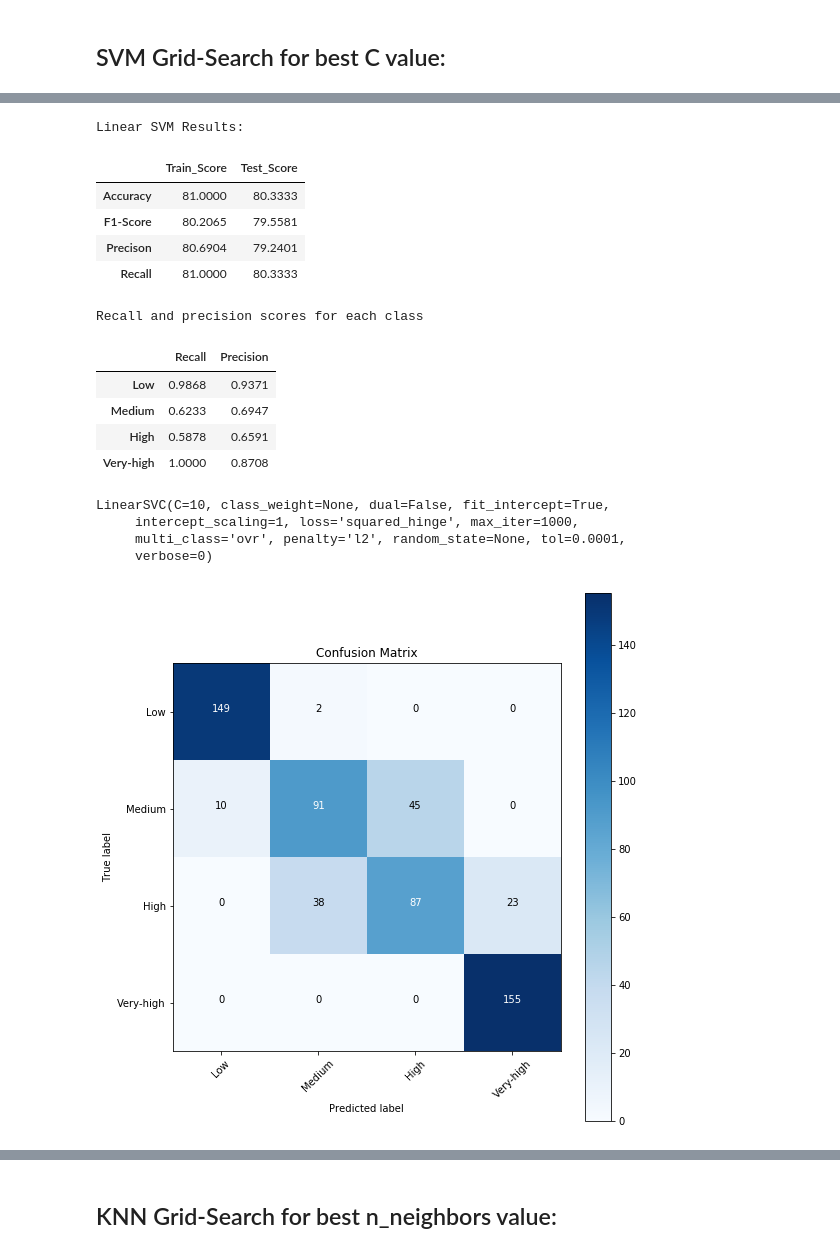
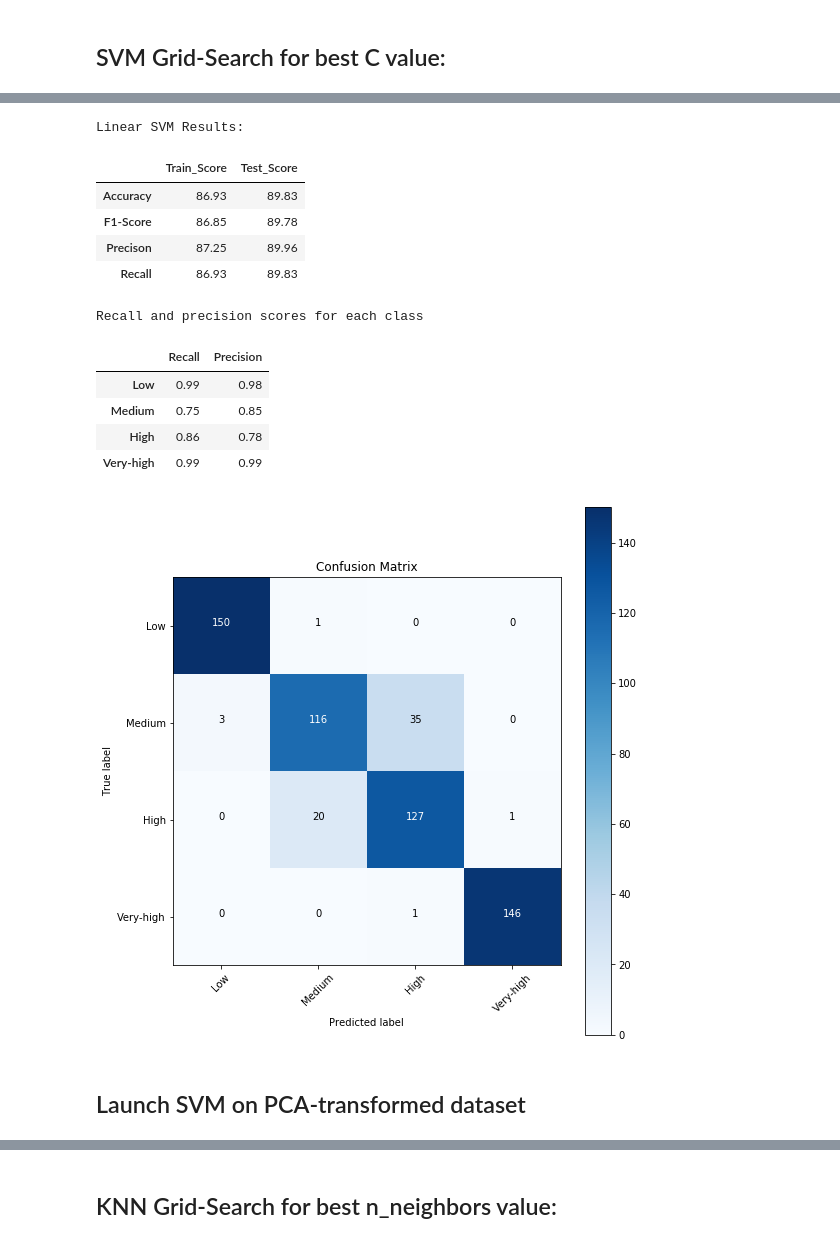
Before and after one commit to eugenioemmolo/Data_Spaces, a Jupyter notebook: Data Spaces Project.ipynb, the cells around one changed output, grey strips where cells are left out. Drawn from its saved outputs; the diff is of its cells as text; code cells hidden in the pictures.

```diff
--- a/Data Spaces Project.ipynb
+++ b/Data Spaces Project.ipynb
@@ -560,8 +608,10 @@ PCA is also a great tool for data visualization: selecting the first two PC, whi
 # %%
 pca = PCA()
 X_pca = pca.fit_transform(X_numerical)
+X_pca_std = pca.fit_transform(X_numerical_std)
 X_pca_pruned = X_pca[:, 0:4]
-df_pca = pd.DataFrame(X_pca_pruned)
+X_pca_pruned_std = X_pca_std[:, 0:4]
+df_pca = pd.DataFrame(X_pca_pruned_std)
 df_pca.index.name = 'Samples'
 df_pca.columns.name = 'PC'
 
@@ -593,6 +643,7 @@ Hence, the size of the dataset is reduced from $ 2000x12 $ to $ 2000x4 $.
 The following table shows the pruned dataset.
 # %%
 print("Dataset made by the first 4 Principal Components:")
+pd.set_option('display.max_rows', 20)
 df_pca
 # %% [output]
 Dataset made by the first 4 Principal Components:
@@ -998,12 +1065,14 @@ def Classifier(X_t, y, clf, string):
         score[3, 0] += recall_score(ytest, predictions, average='weighted') * 100
 
     score[:, 0] = score[:, 0]/splits
+    for i, val in enumerate(score[:, 0]):
+        score[i,0] = round(val, 2)
 
     predictions = clf.predict(X_test)
-    score[0, 1] = accuracy_score(Y_test, predictions) * 100
-    score[1, 1] = f1_score(Y_test, predictions, average='weighted') * 100
-    score[2, 1] = precision_score(Y_test, predictions, average='weighted') * 100
-    score[3, 1] = recall_score(Y_test, predictions, average='weighted') * 100
+    score[0, 1] = round(accuracy_score(Y_test, predictions) * 100, 2)
+    score[1, 1] = round(f1_score(Y_test, predictions, average='weighted') * 100, 2)
+    score[2, 1] = round(precision_score(Y_test, predictions, average='weighted') * 100, 2)
+    score[3, 1] = round(recall_score(Y_test, predictions, average='weighted') * 100, 2)
 
     print(string)
     s = {'Train_Score': score[:, 0], 'Test_Score': score[:, 1]}
@@ -1014,6 +1083,12 @@ def Classifier(X_t, y, clf, string):
     recall = np.diag(cm) / np.sum(cm, axis = 1)
     precision = np.diag(cm) / np.sum(cm, axis = 0)
 
+    for i, val in enumerate(recall):
+        recall[i] = round(val, 2)
+
+    for i, val in enumerate(precision):
+        precision[i] = round(val, 2)
+
     d = {'Recall': recall, 'Precision': precision}
     stat = pd.DataFrame(data=d, index=label_names)
     print("\n\nRecall and precision scores for each class")
@@ -1021,7 +1096,7 @@ def Classifier(X_t, y, clf, string):
 
     plot_confusion_matrix(cm, classes=label_names, title='Confusion Matrix')
 
-    return clf
+    return score[:, 1] #Return test scores
 
 def best_parameters_search(x, array, X, Y, string, xlab):
     score = []
@@ -1274,8 +1415,8 @@ $y_i (\beta_0 + \beta_1x_{i1} + \dots + \beta_px_{ip}) >= M(1-\epsilon_i $ <br><
 # %% [markdown]
 ## SVM Grid-Search for best C value:
 # %%
-ranges = [0.001, 0.01, 0.1, 1, 10, 100, 1000]
+ranges = [0.0001, 0.001, 0.01, 0.1, 1, 10, 100, 1000]
 
-par = best_parameters_search(2, ranges, X, Y,
-            "in function of C parameter of the SVM", 'C value')
+parSVM = best_parameters_search_with_Kfold(2, ranges, X_numerical, Y,
+    "in function of C parameter of the SVM", 'C value', 10)
 # %% [output]
@@ -1283,20 +1424,18 @@ par = best_parameters_search(2, ranges, X, Y,
 # %%
-Classifier(X, Y, LinearSVC(C=par, dual=False), "\nLinear SVM Results:")
+SVMresults = Classifier(X_numerical_std, Y, LinearSVC(C=parSVM, dual=False), "\nLinear SVM Results:")
 # %% [output]
 Linear SVM Results:
 |  | Train_Score | Test_Score |
-| Accuracy | 81.0000 | 80.3333 |
-| F1-Score | 80.2065 | 79.5581 |
-| Precison | 80.6904 | 79.2401 |
-| Recall | 81.0000 | 80.3333 |
+| Accuracy | 86.93 | 89.83 |
+| F1-Score | 86.85 | 89.78 |
+| Precison | 87.25 | 89.96 |
+| Recall | 86.93 | 89.83 |
 Recall and precision scores for each class
 |  | Recall | Precision |
-| Low | 0.9868 | 0.9371 |
-| Medium | 0.6233 | 0.6947 |
-| High | 0.5878 | 0.6591 |
-| Very-high | 1.0000 | 0.8708 |
+| Low | 0.99 | 0.98 |
+| Medium | 0.75 | 0.85 |
+| High | 0.86 | 0.78 |
+| Very-high | 0.99 | 0.99 |
-LinearSVC(C=10, class_weight=None, dual=False, fit_intercept=True,
-     intercept_scaling=1, loss='squared_hinge', max_iter=1000,
-     multi_class='ovr', penalty='l2', random_state=None, tol=0.0001,
-     verbose=0)
-[figure, old version]
+[figure, new version]
+# %% [markdown]
+## Launch SVM on PCA-transformed dataset
```
Also changed, not shown: parts of 60 cells of this notebook.
